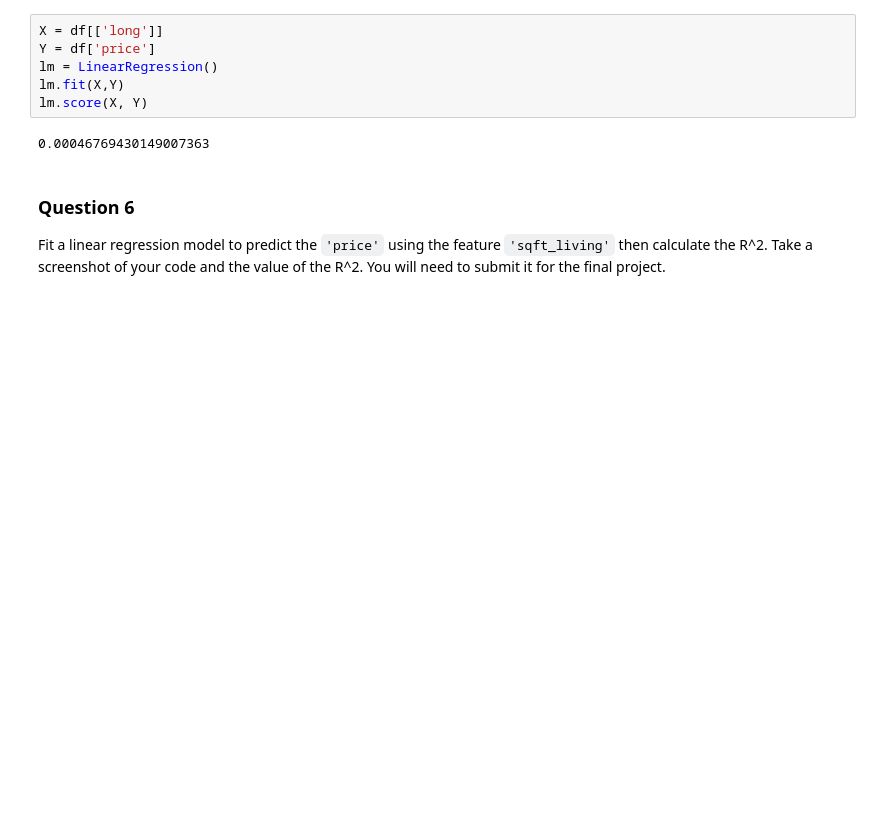
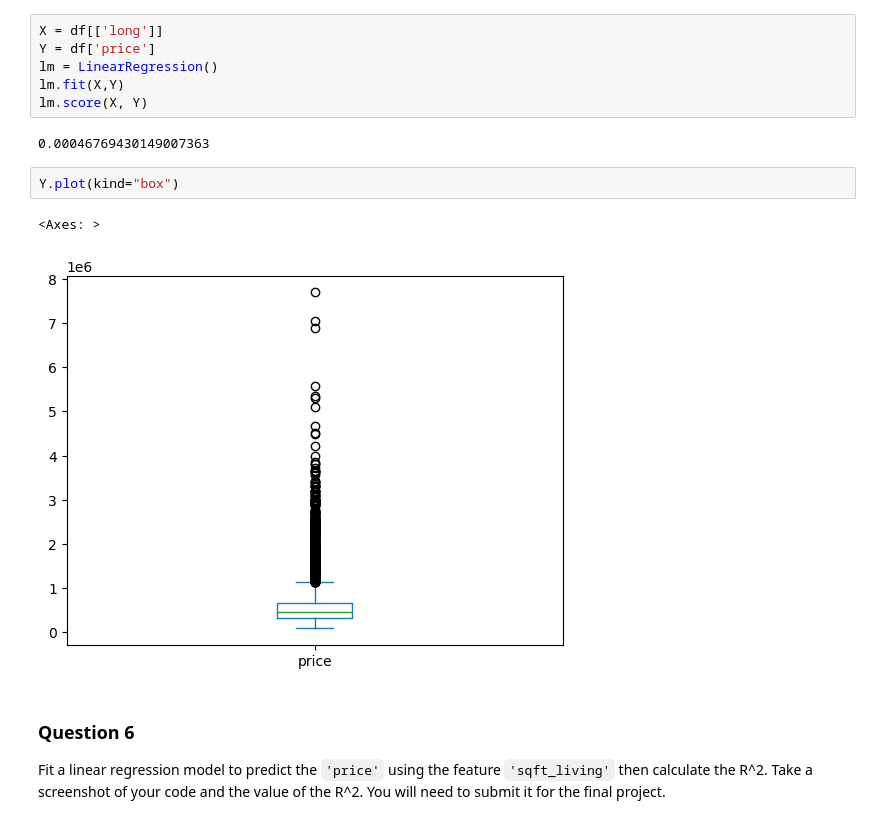
Before and after one commit to kennedyopokuasare/IBM_datascience, a Jupyter notebook: data_analysis/House_Sales_in_King_Count_USA-20231003-1696291200.jupyterlite.ipynb, the cells around one changed output. Saved outputs shown, nothing was run; the diff lists cells and outputs as text; blank space fills up the shorter version.

Commit message:
Update read me. Start Data Visualisation final assignment

```diff
--- a/data_analysis/House_Sales_in_King_Count_USA-20231003-1696291200.jupyterlite.ipynb
+++ b/data_analysis/House_Sales_in_King_Count_USA-20231003-1696291200.jupyterlite.ipynb
@@ -309,6 +317,11 @@ lm.fit(X,Y)
 lm.score(X, Y)
 # %% [output]
 0.00046769430149007363
+# %%
+Y.plot(kind="box")
+# %% [output]
+<Axes: >
+[figure, added]
 # %% [markdown]
 ### Question  6
 
```
Also changed, not shown: parts of 1 cell of this notebook, 8 other files.
